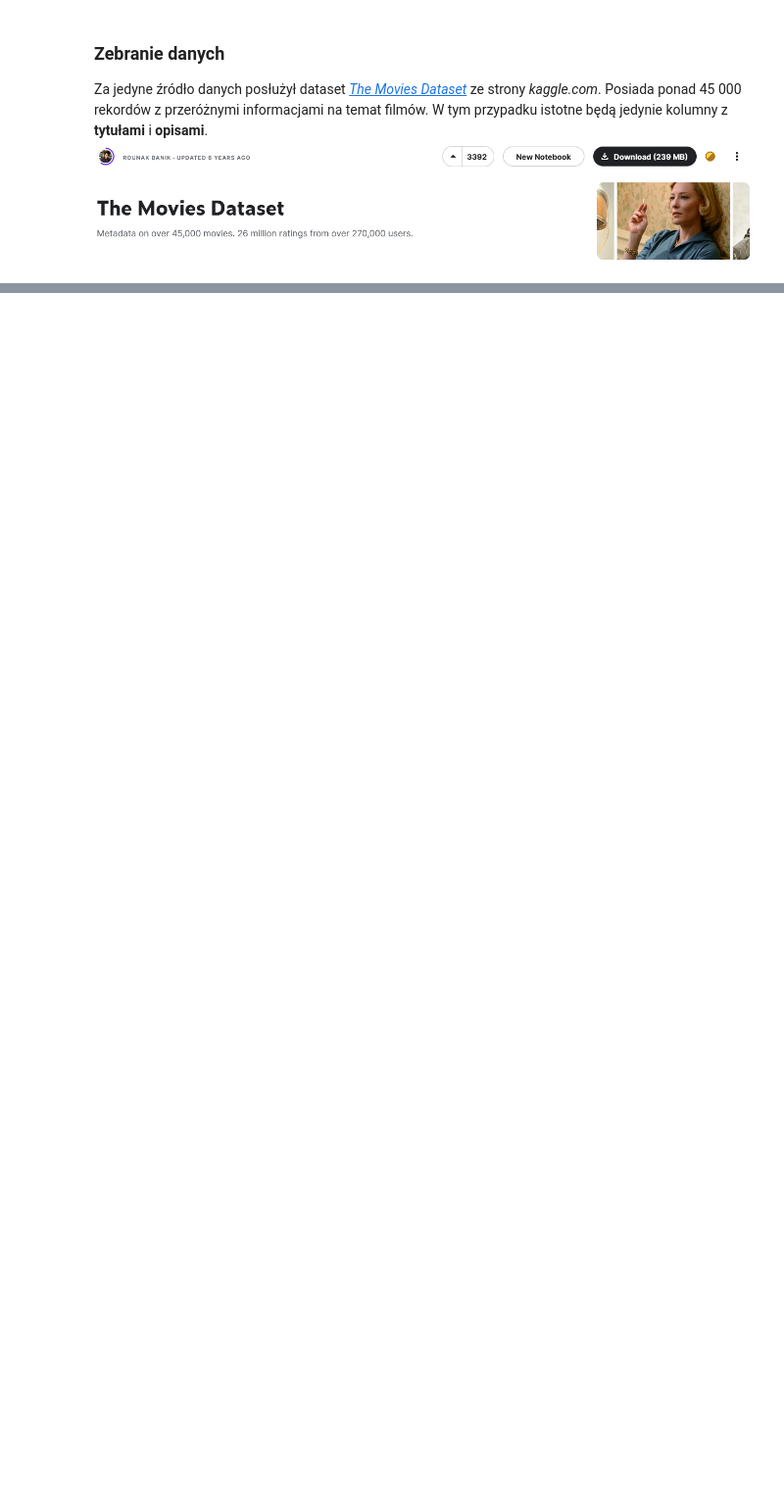
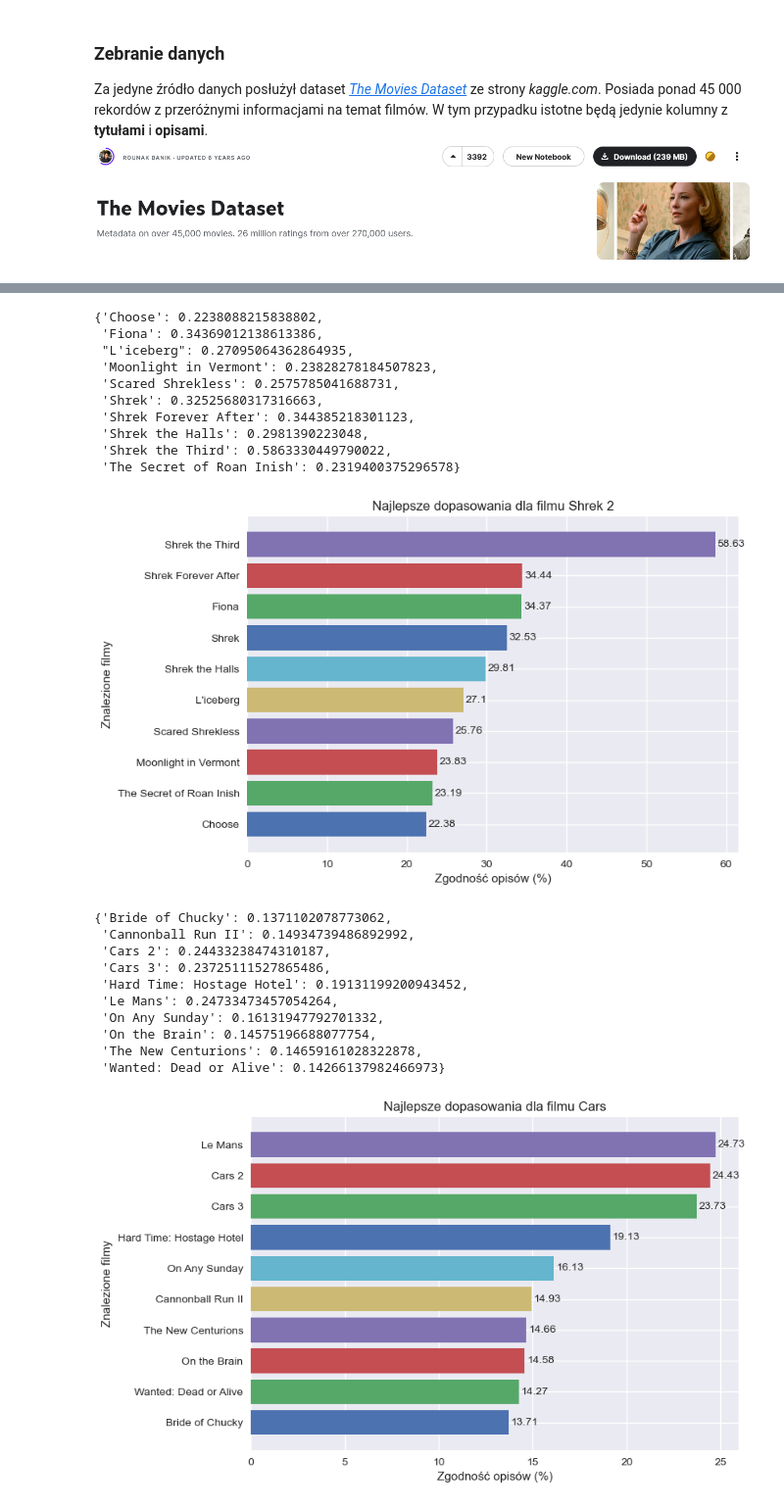
Before and after one commit to pgarwol/MovieRecommender, a Jupyter notebook: search_engine.ipynb, the cells around one changed output, grey strips where cells are left out. Shown at 98% size. Cells and saved outputs as stored; diff of their text form; code cells hidden in the pictures; blank space fills up the shorter version.

```diff
--- a/search_engine.ipynb
+++ b/search_engine.ipynb
@@ -268,0 +223,16 @@ NameError: name 'find_similar_to' is not defined
+# %%
+def suggest_titles(title: str) -> None:
+    nlp = spacy.load('en_core_web_md', disable=["ner", "parser"])
+    title = nlp(title.lower())
+    similarities = []
+    for _, row in movies.iterrows():
+        if not isinstance(row['title'], str):
+            continue
+
+        compared_title = nlp(row['title'].lower())
+        similarity = title.similarity(compared_title)
+        similarities.append((row['title'], similarity))
+
+    similarities = sorted(similarities, key=lambda x: x[1], reverse=True)
+    pprint('Did you mean:')
+    [pprint(f'{num}. {title}') for num, (title, _) in enumerate(similarities[:5], 1)]
@@ -268,0 +241,18 @@ NameError: name 'find_similar_to' is not defined
+# %%
+def create_chart(matches: dict, title: str, savetofile: bool=False):
+    matches = dict(sorted(matches.items(), key=lambda item: item[1]))
+    plt.style.use('seaborn-v0_8')
+    fig, ax = plt.subplots()
+
+    for movie, similarity in matches.items():
+        rects = ax.barh(movie, np.round(similarity*100, 2))
+        ax.bar_label(rects, padding=2)
+
+    ax.set_title(f'Najlepsze dopasowania dla filmu {title}')
+    ax.set_xlabel('Zgodność opisów (%)')
+    ax.set_ylabel('Znalezione filmy')
+
+    plt.show()
+
+    if savetofile:
+        fig.savefig('{}_matches.jpg'.format(title.replace(' ', '_')))
@@ -268,0 +263,33 @@ NameError: name 'find_similar_to' is not defined
+# %%
+example_titles = (
+    'Shrek 2', 'Cars', 'The Lion King', 'Interstellar', 'The Godfather', 'Life of Brian'
+)
+for title in example_titles:
+    top_matches = find_similar(title=title)
+    if top_matches:
+        create_chart(matches=top_matches, title=title, savetofile=True)
+    else:
+        pprint(suggest_titles(title=title))
+# %% [output]
+{'Choose': 0.2238088215838802,
+ 'Fiona': 0.34369012138613386,
+ "L'iceberg": 0.27095064362864935,
+ 'Moonlight in Vermont': 0.23828278184507823,
+ 'Scared Shrekless': 0.2575785041688731,
+ 'Shrek': 0.32525680317316663,
+ 'Shrek Forever After': 0.344385218301123,
+ 'Shrek the Halls': 0.2981390223048,
+ 'Shrek the Third': 0.5863330449790022,
+ 'The Secret of Roan Inish': 0.2319400375296578}
+[figure, added]
+{'Bride of Chucky': 0.1371102078773062,
+ 'Cannonball Run II': 0.14934739486892992,
+ 'Cars 2': 0.24433238474310187,
+ 'Cars 3': 0.23725111527865486,
+ 'Hard Time: Hostage Hotel': 0.19131199200943452,
+ 'Le Mans': 0.24733473457054264,
+ 'On Any Sunday': 0.16131947792701332,
+ 'On the Brain': 0.14575196688077754,
+ 'The New Centurions': 0.14659161028322878,
+ 'Wanted: Dead or Alive': 0.14266137982466973}
+[figure, added]
```
Also changed, not shown: parts of 62 cells of this notebook.
